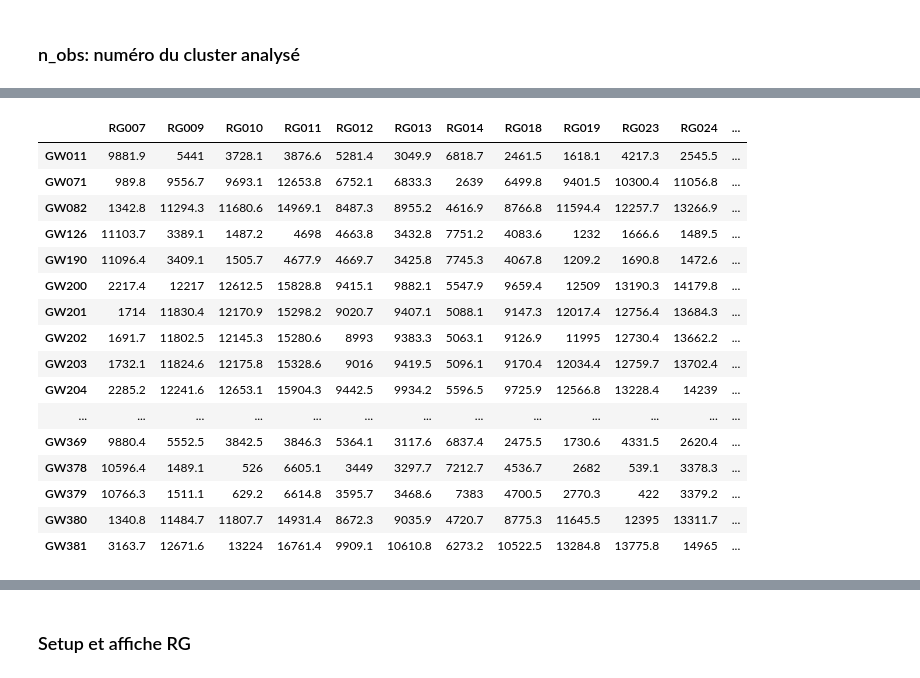
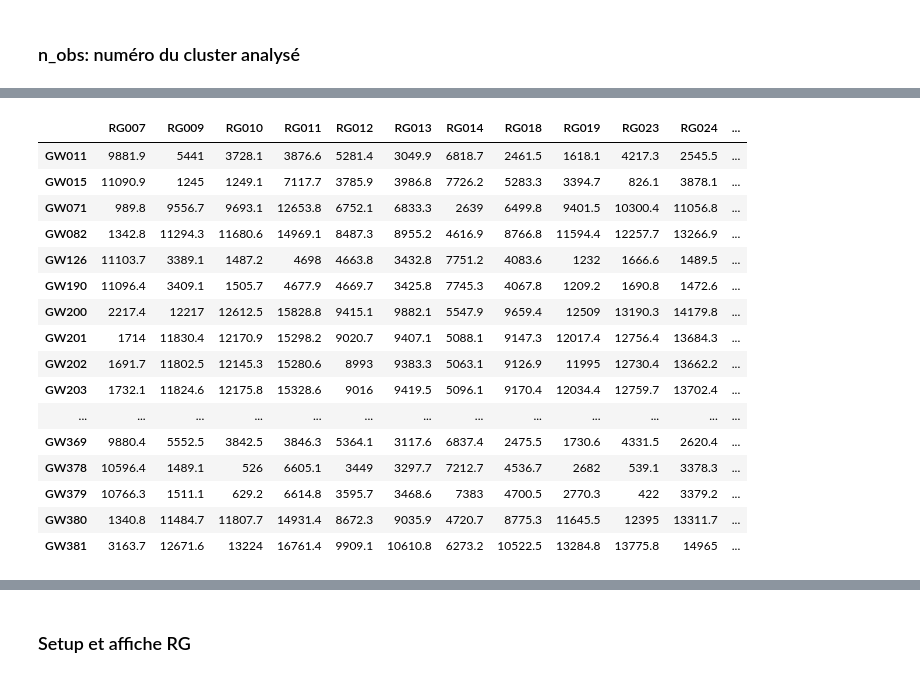
Before and after one commit to LevavasseurYann/Hydro-Data-Mining-, a Jupyter notebook: Read_cluster.ipynb, the cells around one changed output, grey strips where cells are left out. Drawn from its saved outputs; the diff is of its cells as text; code cells hidden in the pictures.

```diff
--- a/Read_cluster.ipynb
+++ b/Read_cluster.ipynb
@@ -113,9 +142,9 @@ could be huge and long computation due to massive dataset
 # %% [markdown]
 ### n_obs: numéro du cluster analysé
 # %%
-n_obs = 3
-#cluster_GW.geo.plotly_3D(cluster_GW.cluster_by_name[n_obs])
+n_obs = 0
+cluster_GW.geo.plotly_3D(cluster_GW.cluster_by_name[n_obs])
 cluster_GW.geo.distance_matrix()
-#cluster_GW.ploter.plot_histo_2(n_obs)
-#cluster_GW.clust_hoverview(n_obs)
+cluster_GW.ploter.plot_histo_2(n_obs)
+cluster_GW.clust_hoverview(n_obs)
 # %% [output]
@@ -122,5 +152,6 @@ cluster_GW.geo.distance_matrix()
 |  | RG007 | RG009 | RG010 | RG011 | RG012 | RG013 | RG014 | RG018 | RG019 | RG023 | RG024 | ... |
 | GW011 | 9881.9 | 5441 | 3728.1 | 3876.6 | 5281.4 | 3049.9 | 6818.7 | 2461.5 | 1618.1 | 4217.3 | 2545.5 | ... |
+| GW015 | 11090.9 | 1245 | 1249.1 | 7117.7 | 3785.9 | 3986.8 | 7726.2 | 5283.3 | 3394.7 | 826.1 | 3878.1 | ... |
 | GW071 | 989.8 | 9556.7 | 9693.1 | 12653.8 | 6752.1 | 6833.3 | 2639 | 6499.8 | 9401.5 | 10300.4 | 11056.8 | ... |
 | GW082 | 1342.8 | 11294.3 | 11680.6 | 14969.1 | 8487.3 | 8955.2 | 4616.9 | 8766.8 | 11594.4 | 12257.7 | 13266.9 | ... |
 | GW126 | 11103.7 | 3389.1 | 1487.2 | 4698 | 4663.8 | 3432.8 | 7751.2 | 4083.6 | 1232 | 1666.6 | 1489.5 | ... |
@@ -129,7 +160,6 @@ cluster_GW.geo.distance_matrix()
 | GW201 | 1714 | 11830.4 | 12170.9 | 15298.2 | 9020.7 | 9407.1 | 5088.1 | 9147.3 | 12017.4 | 12756.4 | 13684.3 | ... |
 | GW202 | 1691.7 | 11802.5 | 12145.3 | 15280.6 | 8993 | 9383.3 | 5063.1 | 9126.9 | 11995 | 12730.4 | 13662.2 | ... |
 | GW203 | 1732.1 | 11824.6 | 12175.8 | 15328.6 | 9016 | 9419.5 | 5096.1 | 9170.4 | 12034.4 | 12759.7 | 13702.4 | ... |
-| GW204 | 2285.2 | 12241.6 | 12653.1 | 15904.3 | 9442.5 | 9934.2 | 5596.5 | 9725.9 | 12566.8 | 13228.4 | 14239 | ... |
 | ... | ... | ... | ... | ... | ... | ... | ... | ... | ... | ... | ... | ... |
 | GW369 | 9880.4 | 5552.5 | 3842.5 | 3846.3 | 5364.1 | 3117.6 | 6837.4 | 2475.5 | 1730.6 | 4331.5 | 2620.4 | ... |
 | GW378 | 10596.4 | 1489.1 | 526 | 6605.1 | 3449 | 3297.7 | 7212.7 | 4536.7 | 2682 | 539.1 | 3378.3 | ... |
```
Also changed, not shown: parts of 9 cells of this notebook, 5 other files.
